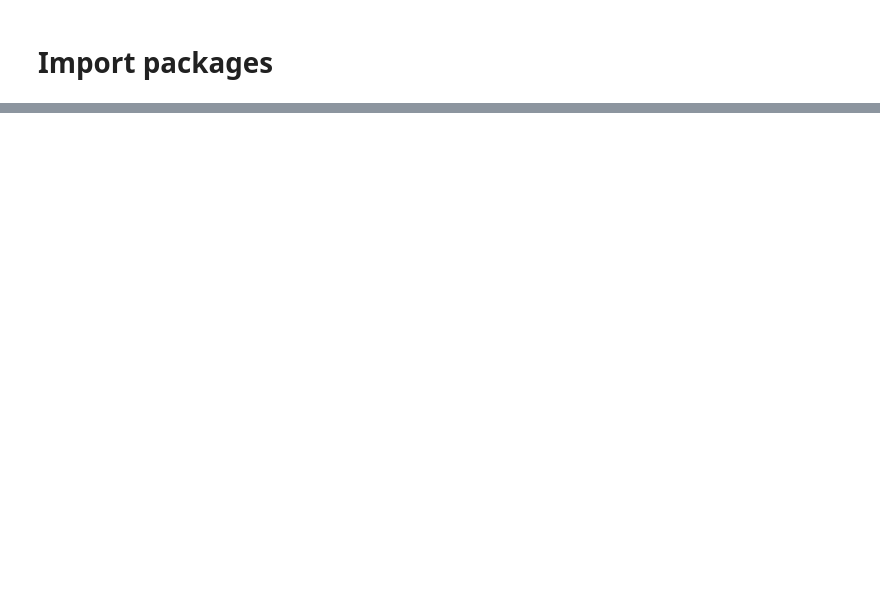
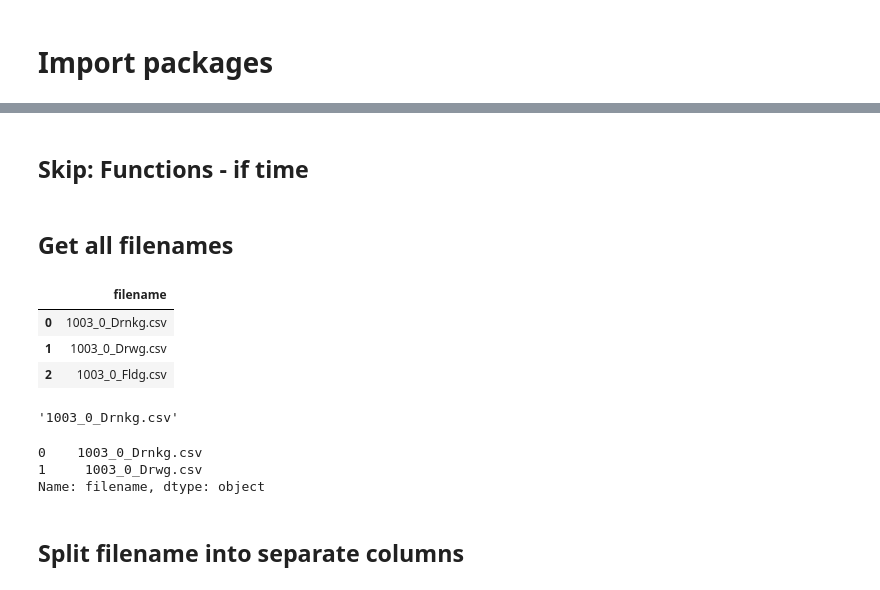
Before and after one commit to kamshee/CIS-PD_Curation, a Jupyter notebook: data_assembly_cispd_curation.ipynb, the cells around one changed output, grey strips where cells are left out. Drawn from its saved outputs; the diff is of its cells as text; code cells hidden in the pictures; blank space fills up the shorter version.

```diff
--- a/data_assembly_cispd_curation.ipynb
+++ b/data_assembly_cispd_curation.ipynb
@@ -85,2 +26,2 @@ df
-# %% [markdown]
-#
+# %% [markdown]
+## Skip: Functions - if time
@@ -86,0 +43,42 @@ df
+# %% [markdown]
+## Get all filenames
+# %%
+# df = pd.DataFrame(columns = 'subjid')
+# series = pd.Series()
+list = []
+
+for root, dirs, files in os.walk(path, topdown=True):
+    for filenames in files:
+        if filenames.endswith('.csv'):
+            p = pathlib.Path(os.path.join(root, filenames))
+            name = str(p.relative_to(path)).split("\\")[0]
+#             series = series.append(name)
+            list.append(name)
+
+# check session name
+# colnames = ['subjid', 'session', 'activity']
+# # list
+# df = pd.DataFrame(np.column_stack([list, list, list]),columns=colnames)
+df = pd.DataFrame({'filename':list})
+
+# use list (has file names), open file and extract start and stop timestamps
+# make 2 columns and add to df
+# %%
+df.head(3)
+# %% [output]
+|  | filename |
+| 0 | 1003_0_Drnkg.csv |
+| 1 | 1003_0_Drwg.csv |
+| 2 | 1003_0_Fldg.csv |
+# %%
+df.filename[0]
+# %% [output]
+'1003_0_Drnkg.csv'
+# %%
+df.filename[0:2][0:4]
+# %% [output]
+0    1003_0_Drnkg.csv
+1     1003_0_Drwg.csv
+Name: filename, dtype: object
+# %% [markdown]
+## Split filename into separate columns
```
Also changed, not shown: parts of 48 cells of this notebook, 2 other files.
